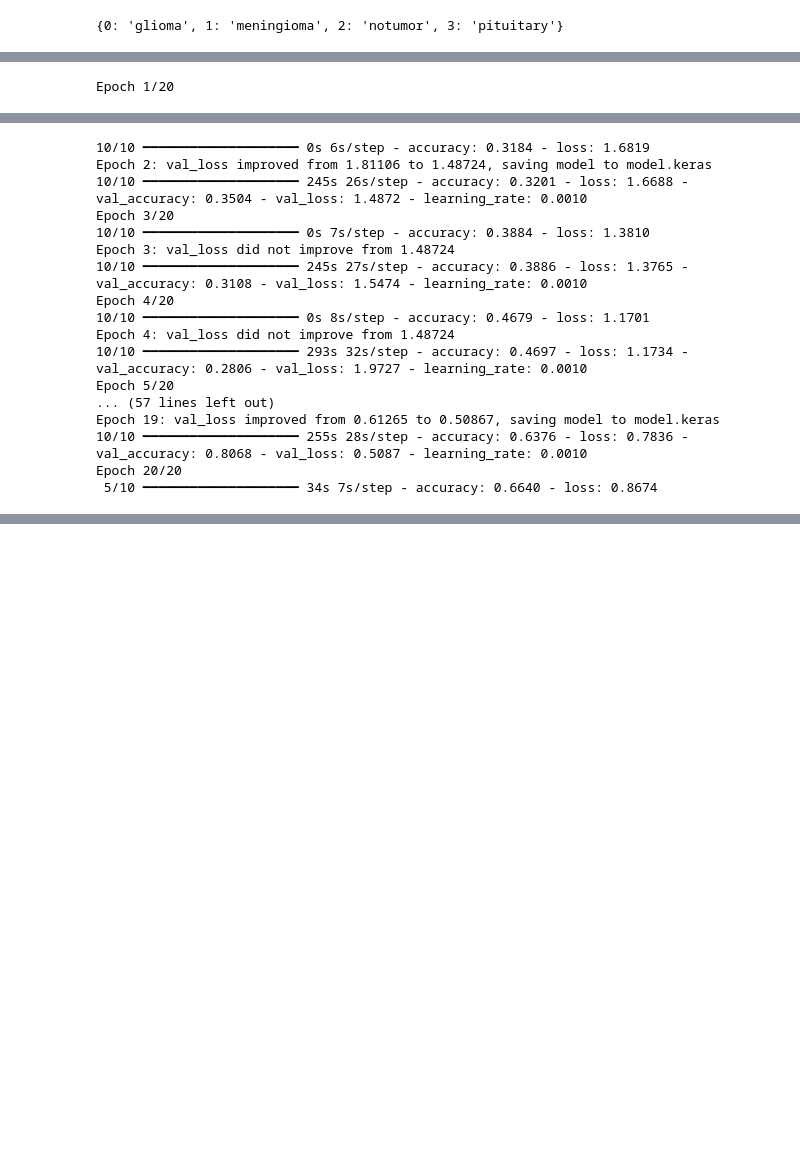
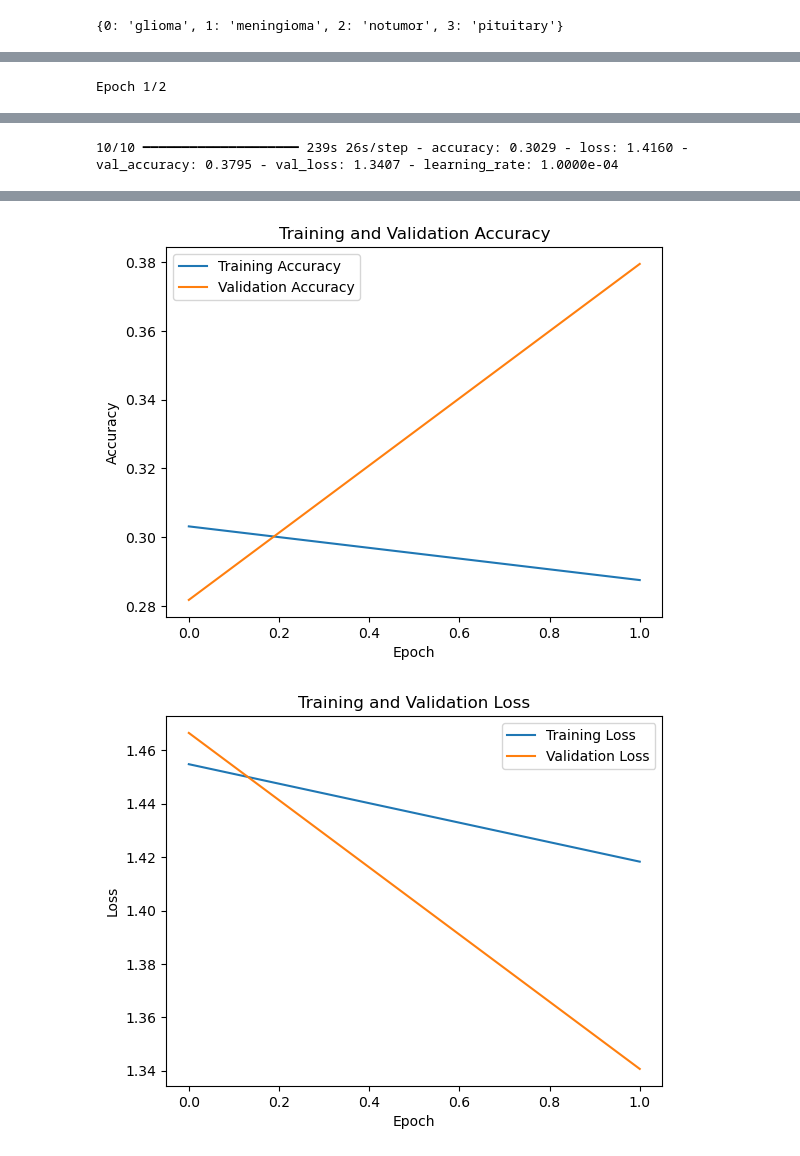
Before and after one commit to MohamedRagabAbbas/Brain-Tumor-Detection-and-Classification, a Jupyter notebook: Data Preprocessing/dataPreprocessing.ipynb, the cells around one changed output, grey strips where cells are left out. Saved outputs shown, nothing was run; the diff lists cells and outputs as text; code cells hidden in the pictures; blank space fills up the shorter version.

```diff
--- a/Data Preprocessing/dataPreprocessing.ipynb
+++ b/Data Preprocessing/dataPreprocessing.ipynb
@@ -302,18 +302,16 @@ base_model.trainable = False
 flatten_layer = Flatten()(base_model.output)
 
 # Add my own classification layers
-dense1 = Dense(256, activation='relu')(flatten_layer)
-dense2 = Dense(128, activation='relu')(dense1)
+class_1 = Dense(4608, activation = 'relu')(flatten_layer)
+drop_out = Dropout(0.2)(class_1)
+class_2 = Dense(1152, activation = 'relu')(drop_out)
 
 # Output layer
-output_layer = Dense(4, activation='softmax')(dense2)
+output_layer = Dense(4, activation='softmax')(class_2)
 
 # Create model
 model_1 = Model(inputs=base_model.input, outputs=output_layer)
 
-# Compile the model
-model_1.compile(optimizer='adam', loss='categorical_crossentropy', metrics=['accuracy'])
-
 # Print model summary
 model_1.summary()
 # %% [output]
@@ -340,10 +338,10 @@ Model: "functional_1"
  Non-trainable params: 20,024,384 (76.39 MB)
 # %%
 # callback
-filepath = 'model.keras'
-es = EarlyStopping(monitor='val_loss', verbose = 1, mode='min',patience=4)
+filepath = 'model_1.keras'
+es = EarlyStopping(monitor='val_loss', verbose = 1, mode='min',patience=8)
 mcp = ModelCheckpoint(filepath, monitor='val_loss', verbose = 1, save_best_only=True, save_weights_only=False, mode='auto',save_freq='epoch')
-rp = ReduceLROnPlateau(monitor='val_accuarcy', patience=3, verbose = 1, factor = 0.5, min_lr = 0.0001)
+rp = ReduceLROnPlateau(monitor='val_accuarcy', patience=5, verbose = 1, factor = 0.5, min_lr = 0.0001)
 # %%
 # optimizer
 sgd = SGD(learning_rate=0.0001, decay = 1e-6, momentum = 0.9, nesterov = True)
@@ -350,5 +349,26 @@ sgd = SGD(learning_rate=0.0001, decay = 1e-6, momentum = 0.9, nesterov = True)
 model_1.compile( optimizer = sgd, loss='categorical_crossentropy', metrics=['accuracy'])
 # %%
-output = model_1.fit(train_generator, steps_per_epoch=10, epochs = 20, callbacks=[es,mcp,rp], validation_data=valid_generator)
+from tensorflow.keras.callbacks import TensorBoard
+# Define TensorBoard callback
+tensorboard_callback = TensorBoard(log_dir="./logs")
+# Train the model with TensorBoard callback
+history = model_1.fit(train_generator, steps_per_epoch=10, epochs=2, callbacks=[es, rp, tensorboard_callback], validation_data=valid_generator)
+# Plot training and validation accuracy
+plt.plot(history.history['accuracy'], label='Training Accuracy')
+plt.plot(history.history['val_accuracy'], label='Validation Accuracy')
+plt.title('Training and Validation Accuracy')
+plt.xlabel('Epoch')
+plt.ylabel('Accuracy')
+plt.legend()
+plt.show()
+
+# Plot training and validation loss
+plt.plot(history.history['loss'], label='Training Loss')
+plt.plot(history.history['val_loss'], label='Validation Loss')
+plt.title('Training and Validation Loss')
+plt.xlabel('Epoch')
+plt.ylabel('Loss')
+plt.legend()
+plt.show()
 # %% [output]
-Epoch 1/20
+Epoch 1/2
@@ -359,17 +377 @@ Epoch 2/20
-10/10 ━━━━━━━━━━━━━━━━━━━━ 0s 6s/step - accuracy: 0.3184 - loss: 1.6819
-Epoch 2: val_loss improved from 1.81106 to 1.48724, saving model to model.keras
-10/10 ━━━━━━━━━━━━━━━━━━━━ 245s 26s/step - accuracy: 0.3201 - loss: 1.6688 - val_accuracy: 0.3504 - val_loss: 1.4872 - learning_rate: 0.0010
-Epoch 3/20
-10/10 ━━━━━━━━━━━━━━━━━━━━ 0s 7s/step - accuracy: 0.3884 - loss: 1.3810
-Epoch 3: val_loss did not improve from 1.48724
-10/10 ━━━━━━━━━━━━━━━━━━━━ 245s 27s/step - accuracy: 0.3886 - loss: 1.3765 - val_accuracy: 0.3108 - val_loss: 1.5474 - learning_rate: 0.0010
-Epoch 4/20
-10/10 ━━━━━━━━━━━━━━━━━━━━ 0s 8s/step - accuracy: 0.4679 - loss: 1.1701
-Epoch 4: val_loss did not improve from 1.48724
-10/10 ━━━━━━━━━━━━━━━━━━━━ 293s 32s/step - accuracy: 0.4697 - loss: 1.1734 - val_accuracy: 0.2806 - val_loss: 1.9727 - learning_rate: 0.0010
-Epoch 5/20
-... (57 lines left out)
-Epoch 19: val_loss improved from 0.61265 to 0.50867, saving model to model.keras
-10/10 ━━━━━━━━━━━━━━━━━━━━ 255s 28s/step - accuracy: 0.6376 - loss: 0.7836 - val_accuracy: 0.8068 - val_loss: 0.5087 - learning_rate: 0.0010
-Epoch 20/20
- 5/10 ━━━━━━━━━━━━━━━━━━━━ 34s 7s/step - accuracy: 0.6640 - loss: 0.8674
+10/10 ━━━━━━━━━━━━━━━━━━━━ 239s 26s/step - accuracy: 0.3029 - loss: 1.4160 - val_accuracy: 0.3795 - val_loss: 1.3407 - learning_rate: 1.0000e-04
@@ -377,0 +378,2 @@ Epoch 20: val_loss did not improve from 0.50867
+[figure, added]
+[figure, added]
```
Also changed, not shown: parts of 18 cells of this notebook.
